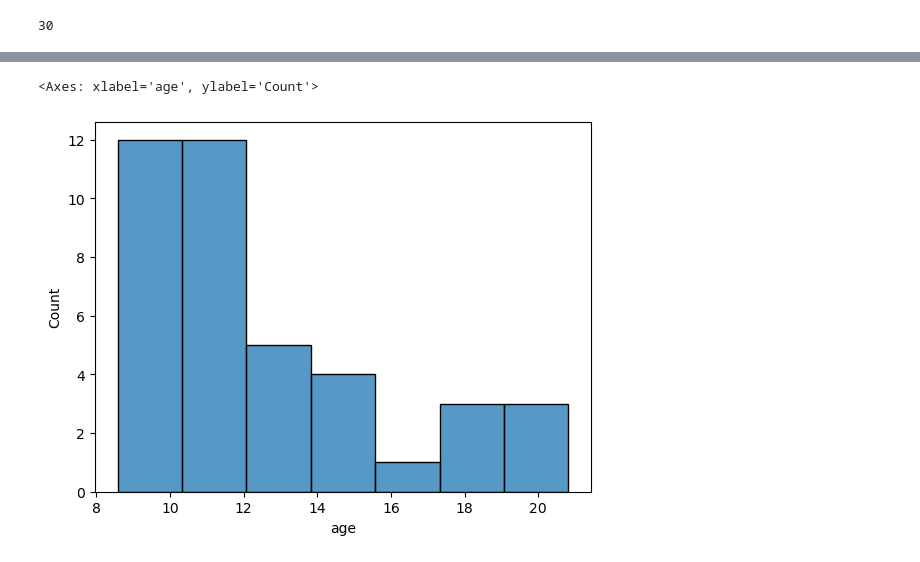
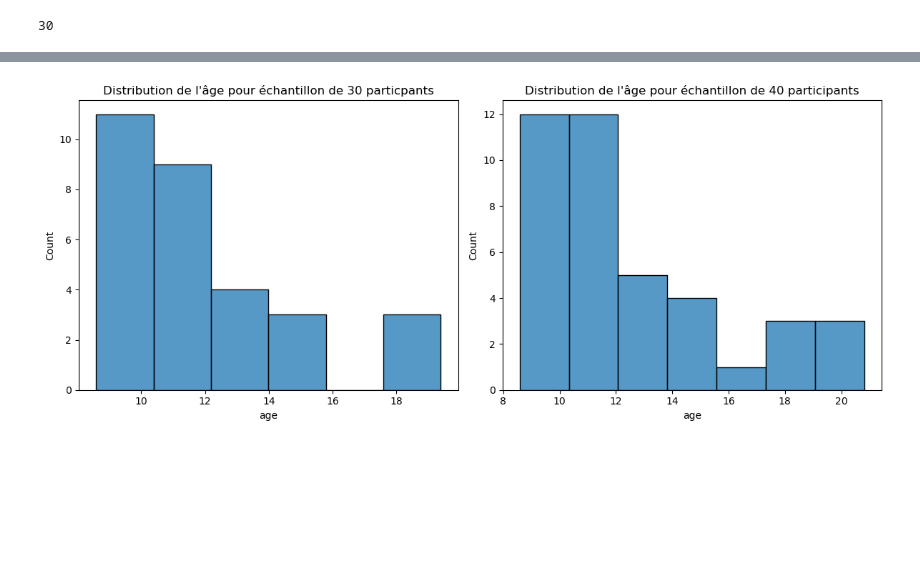
Before and after one commit to psy3019-6973-2026/Nguyen_ProjetFinal, a Jupyter notebook: projet_final.ipynb, the cells around one changed output, grey strips where cells are left out. Saved outputs shown, nothing was run; the diff lists cells and outputs as text; code cells hidden in the pictures; blank space fills up the shorter version.

```diff
--- a/projet_final.ipynb
+++ b/projet_final.ipynb
@@ -64,0 +57,2 @@ len(pheno)
+# %%
+pheno_all = pd.read_csv('nilearn_data/adhd/ADHD200_40subs_motion_parameters_and_phenotypics.csv')
@@ -76,5 +77,16 @@ sns.histplot(pheno_40['adhd']) # 0 = contrôle, 1 = adhd
 # %%
-sns.histplot(pheno_40['age'])
+# Regarder la distribution d'âge
+fig, (ax1, ax2) = plt.subplots(1, 2, figsize=(12, 5))
+
+# échantillon de 30 personnes
+sns.histplot(pheno['age'], ax=ax1)
+ax1.set_title("Distribution de l'âge pour échantillon de 30 particpants")
+
+# échantillon de 40 personnes
+sns.histplot(pheno_all['age'], ax=ax2)
+ax2.set_title("Distribution de l'âge pour échantillon de 40 participants")
+
+plt.tight_layout()
+plt.show()
 # %% [output]
-<Axes: xlabel='age', ylabel='Count'>
-[figure, old version]
+[figure, new version]
```
Also changed, not shown: parts of 32 cells of this notebook.
